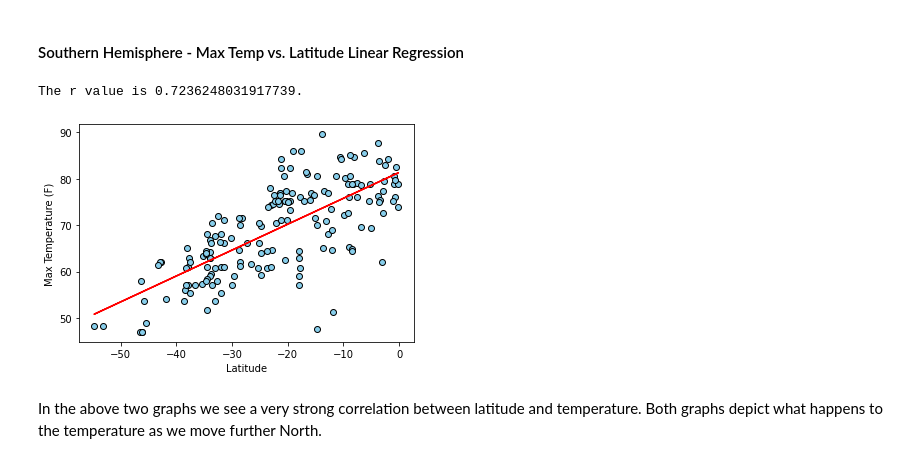
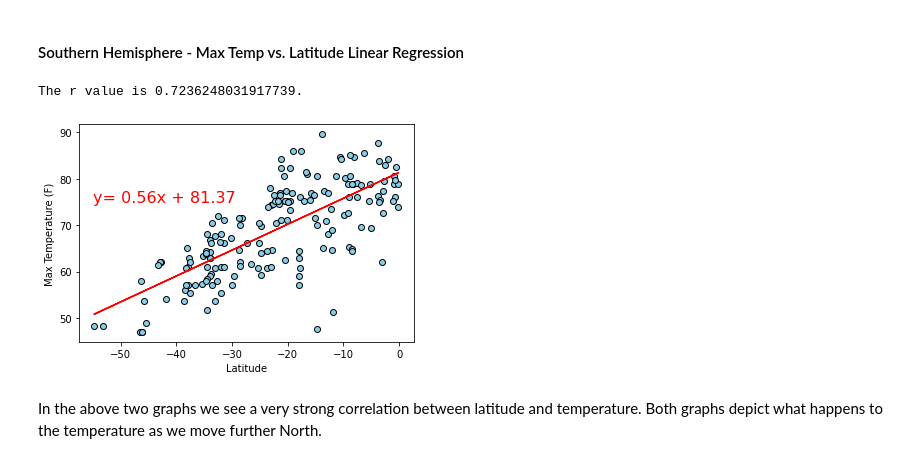
Before and after one commit to danijmartin/python-api-challenge, a Jupyter notebook: WeatherPy/WeatherPy.ipynb, the cells around one changed output. Drawn from its saved outputs; the diff is of its cells as text; code cells hidden in the pictures.

```diff
--- a/WeatherPy/WeatherPy.ipynb
+++ b/WeatherPy/WeatherPy.ipynb
@@ -243,18 +243,18 @@ The r value is -0.8739017062404373.
 # %%
 (slope, intercept, rvalue, pvalue, stderr) = linregress(southern_hemisphere.Latitude, southern_hemisphere['Max-Temp'])
 regress_values = southern_hemisphere.Latitude * slope + intercept
 line_eq = (f'y= {str(round(slope,2))}x + {str(round(intercept,2))}')
 
 print(f'The r value is {rvalue}.')
 plt.xlabel('Latitude')
 plt.ylabel('Max Temperature (F)')
 plt.scatter(southern_hemisphere.Latitude, southern_hemisphere['Max-Temp'], color='skyblue', edgecolor='black')
 plt.plot(southern_hemisphere.Latitude,regress_values, color='r')
-plt.annotate(line_eq, (5,20), fontsize=16, color='r')
+plt.annotate(line_eq, ((-55),75), fontsize=16, color='r')
 plt.show()
 # %% [output]
 The r value is 0.7236248031917739.
-[figure, old version]
+[figure, new version]
 # %% [markdown]
 In the above two graphs we see a very strong correlation between latitude and temperature. Both graphs depict what happens to the temperature as we move further North.
 # %% [markdown]
```
Also changed, not shown: parts of 5 cells of this notebook.
